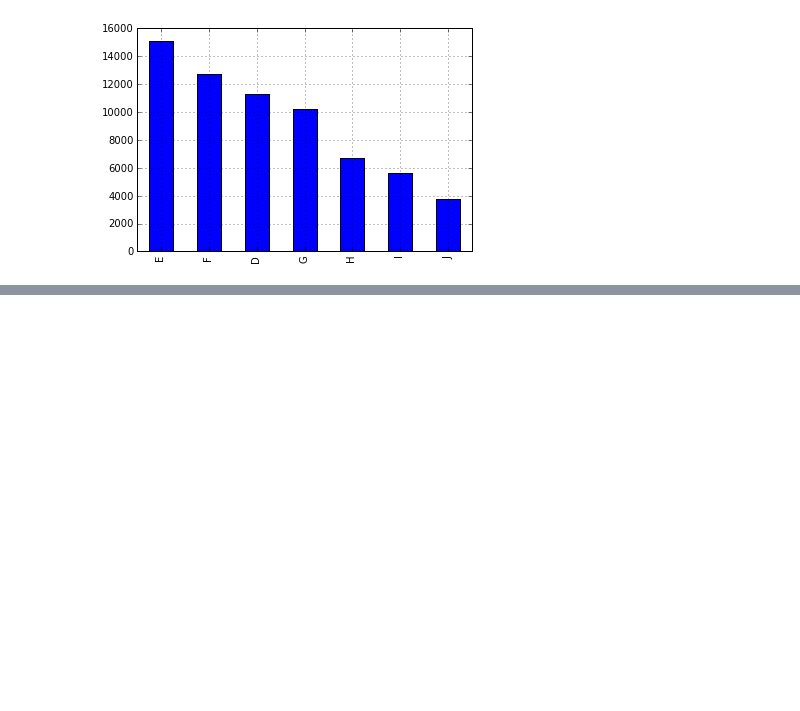
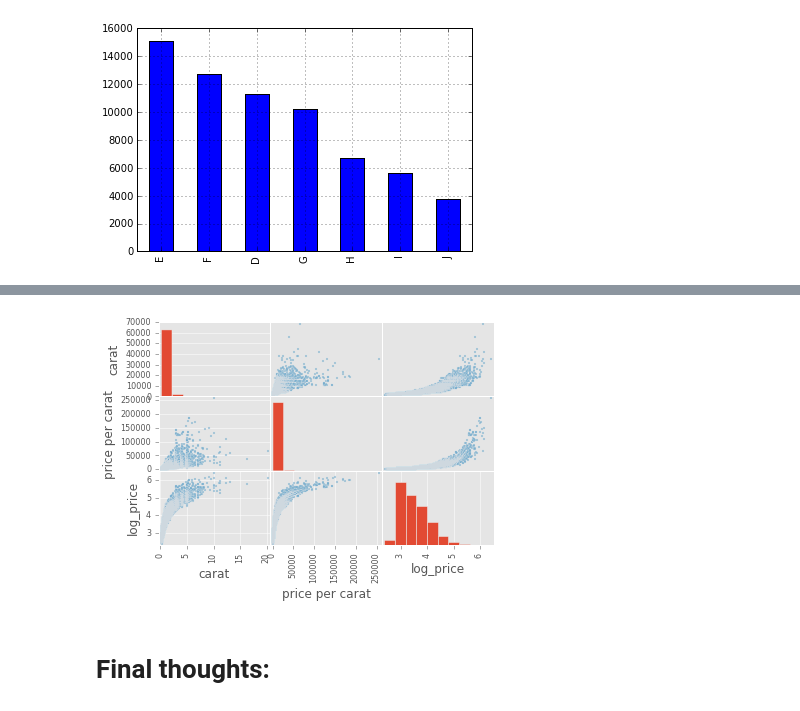
Before and after one commit to jmxpearson/DIBS_materials, a Jupyter notebook: python/Basic Data Analysis.ipynb, the cells around one changed output, grey strips where cells are left out. Cells and saved outputs as stored; diff of their text form; code cells hidden in the pictures; blank space fills up the shorter version.

```diff
--- a/python/Basic Data Analysis.ipynb
+++ b/python/Basic Data Analysis.ipynb
@@ -515,0 +537,9 @@ data.plot(kind='scatter', x='carat', y='price', logy=True);
+# %%
+from pandas.tools.plotting import scatter_matrix
+
+column_list = ['carat', 'price per carat', 'log_price']
+scatter_matrix(data[column_list]);
+# %% [output]
+[figure, added]
+# %% [markdown]
+# Final thoughts:
```
Also changed, not shown: parts of 7 cells of this notebook.
